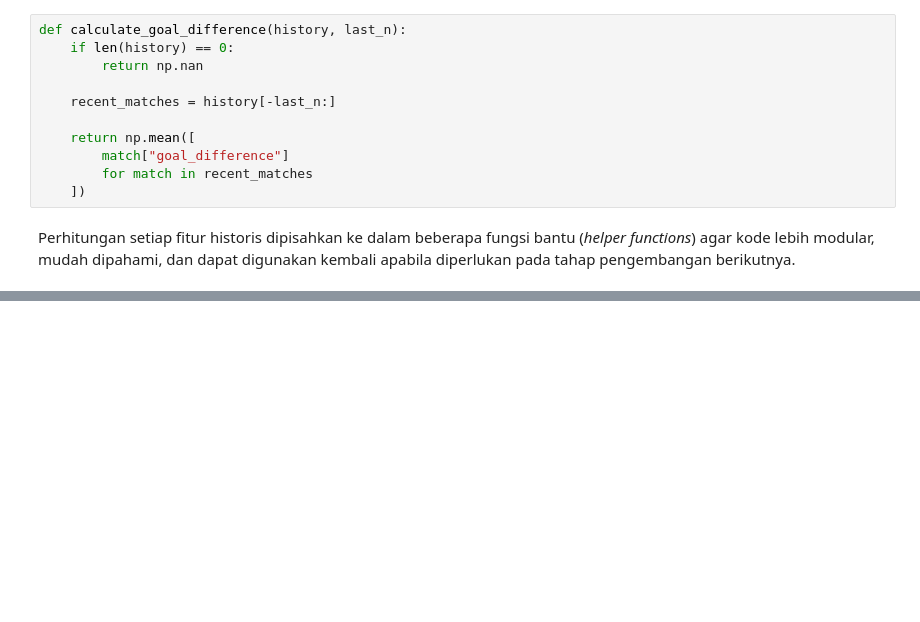
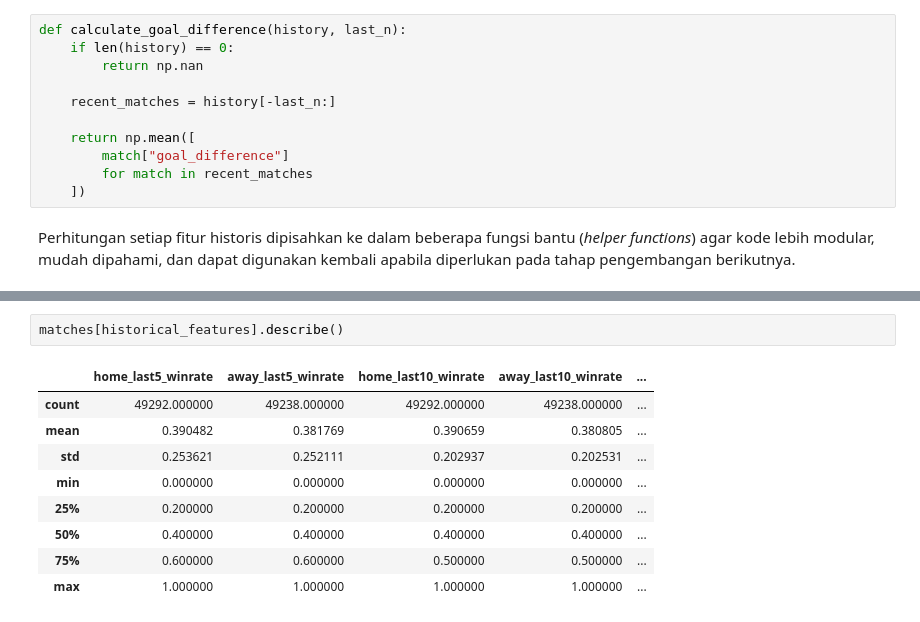
Before and after one commit to RyannPy/international-football-prediction, a Jupyter notebook: notebooks/07_historical_feature_engineering.ipynb, the cells around one changed output, grey strips where cells are left out. Drawn from its saved outputs; the diff is of its cells as text; blank space fills up the shorter version.

Commit message:
Historical Feature Engineering - Construction Final

```diff
--- a/notebooks/07_historical_feature_engineering.ipynb
+++ b/notebooks/07_historical_feature_engineering.ipynb
@@ -250,0 +405,12 @@ Perhitungan setiap fitur historis dipisahkan ke dalam beberapa fungsi bantu (*he
+# %%
+matches[historical_features].describe()
+# %% [output]
+|  | home_last5_winrate | away_last5_winrate | home_last10_winrate | away_last10_winrate | ... |
+| count | 49292.000000 | 49238.000000 | 49292.000000 | 49238.000000 | ... |
+| mean | 0.390482 | 0.381769 | 0.390659 | 0.380805 | ... |
+| std | 0.253621 | 0.252111 | 0.202937 | 0.202531 | ... |
+| min | 0.000000 | 0.000000 | 0.000000 | 0.000000 | ... |
+| 25% | 0.200000 | 0.200000 | 0.200000 | 0.200000 | ... |
+| 50% | 0.400000 | 0.400000 | 0.400000 | 0.400000 | ... |
+| 75% | 0.600000 | 0.600000 | 0.500000 | 0.500000 | ... |
+| max | 1.000000 | 1.000000 | 1.000000 | 1.000000 | ... |
```
Also changed, not shown: parts of 15 cells of this notebook.
